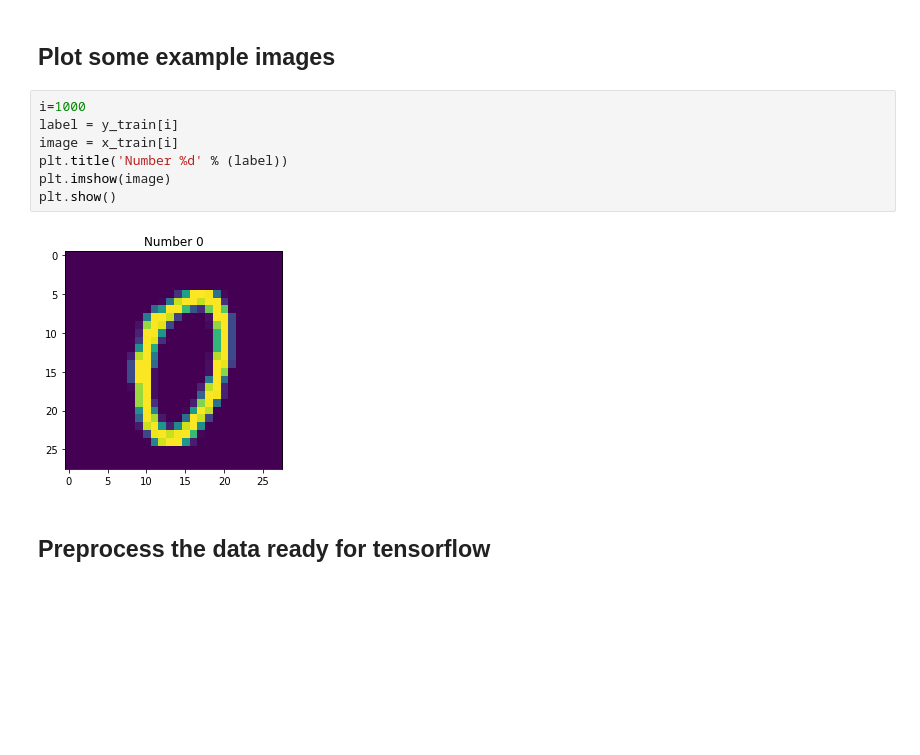
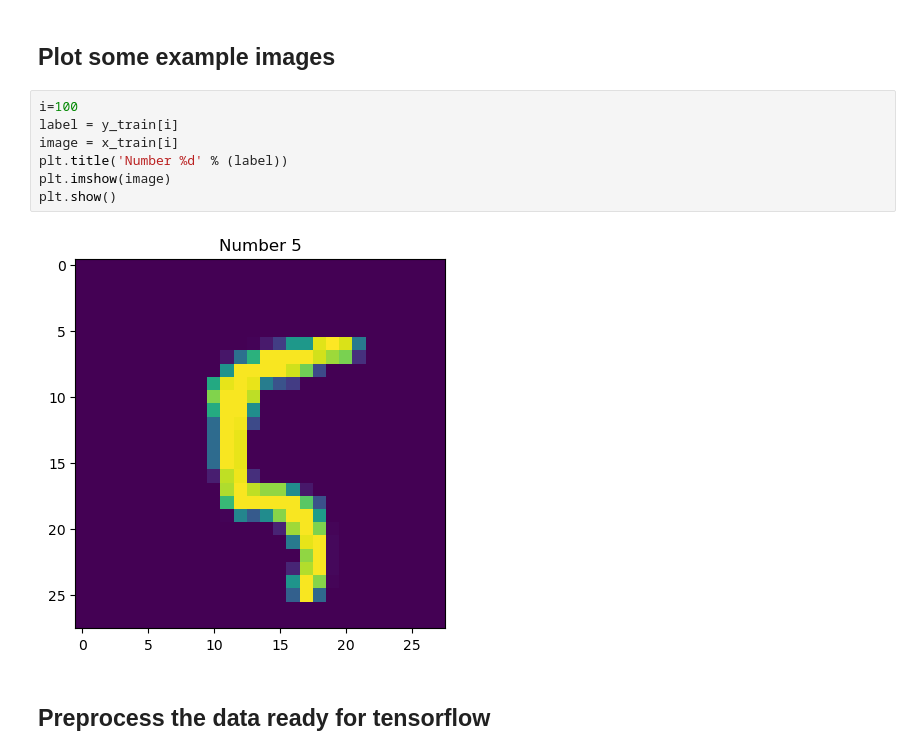
Before and after one commit to ctorney/LSC-notebooks, a Jupyter notebook: week3/shallow_mnist.ipynb, the cells around one changed output. Cells and saved outputs as stored; diff of their text form; blank space fills up the shorter version.

```diff
--- a/week3/shallow_mnist.ipynb
+++ b/week3/shallow_mnist.ipynb
@@ -47,14 +65,14 @@ y_test samples = (10000,)
 # %% [markdown]
 ## Plot some example images
 # %%
-i=1000
+i=100
 label = y_train[i]
 image = x_train[i]
 plt.title('Number %d' % (label))
 plt.imshow(image)
 plt.show()
 # %% [output]
-[figure, old version]
+[figure, new version]
 # %% [markdown]
 ## Preprocess the data ready for tensorflow
 # %%
```
Also changed, not shown: parts of 6 cells of this notebook.
